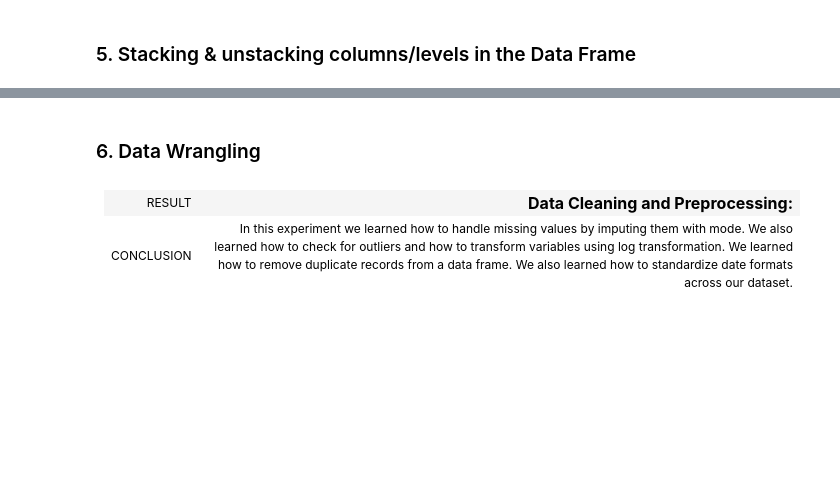
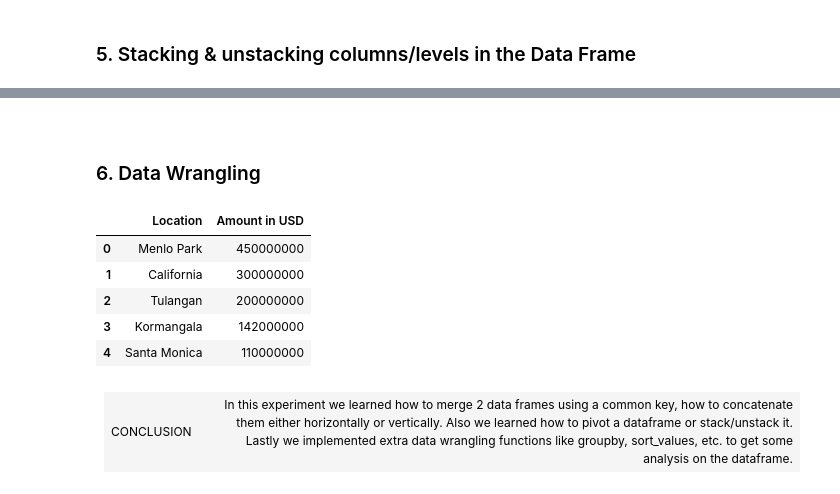
Before and after one commit to Hitstar53/BAP-Practicals, a Jupyter notebook: Exp3/exp3.ipynb, the cells around one changed output, grey strips where cells are left out. Drawn from its saved outputs; the diff is of its cells as text; code cells hidden in the pictures; blank space fills up the shorter version.

```diff
--- a/Exp3/exp3.ipynb
+++ b/Exp3/exp3.ipynb
@@ -268,5 +293,22 @@ df8.head()
+# %% [markdown]
+<div style="page-break-before: always;"></div>
 # %% [markdown]
 ### 6. Data Wrangling
+# %%
+df11 = df.copy()
+# reversing log transformation on Amount in USD column
+df11['Amount in USD'] = np.exp(df11['Amount in USD'])
+# displaying the mean of Amount in USD for each location in descending order
+df11 = df11.groupby('Location')['Amount in USD'].mean().sort_values(ascending=False, inplace=False).reset_index()
+df11['Amount in USD'] = df11['Amount in USD'].round(2).astype(int)
+df11.head()
+# %% [output]
+|  | Location | Amount in USD |
+| 0 | Menlo Park | 450000000 |
+| 1 | California | 300000000 |
+| 2 | Tulangan | 200000000 |
+| 3 | Kormangala | 142000000 |
+| 4 | Santa Monica | 110000000 |
 # %% [markdown]
 <style type="text/css">
 .tg  {border-collapse:collapse;border-spacing:0;width:100%}
@@ -281,15 +323,9 @@ df8.head()
 <table class="tg">
 <tbody>
   <tr>
-    <td class="tg-0pky col1">RESULT</td>
-    <td class="tg-0pky col2" style="font-size:16px;">
-      <strong>Data Cleaning and Preprocessing:</strong>
-      <br>
+    <td class="tg-0pky col1">CONCLUSION</td>
+    <td class="tg-0pky col2">In this experiment we learned how to merge 2 data frames using a common key, how to concatenate them either horizontally or vertically. Also we learned how to pivot a dataframe or stack/unstack it. Lastly we implemented extra data wrangling functions like groupby, sort_values, etc. to get some analysis on the dataframe.
     </td>
-  </tr>
-  <tr>
-    <td class="tg-0pky col1">CONCLUSION</td>
-    <td class="tg-0pky col2">In this experiment we learned how to handle missing values by imputing them with mode. We also learned how to check for outliers and how to transform variables using log transformation. We learned how to remove duplicate records from a data frame. We also learned how to standardize date formats across our dataset.</td>
     </td>
   </tr>
 </tbody>
```
Also changed, not shown: parts of 13 cells of this notebook, 2 other files.
